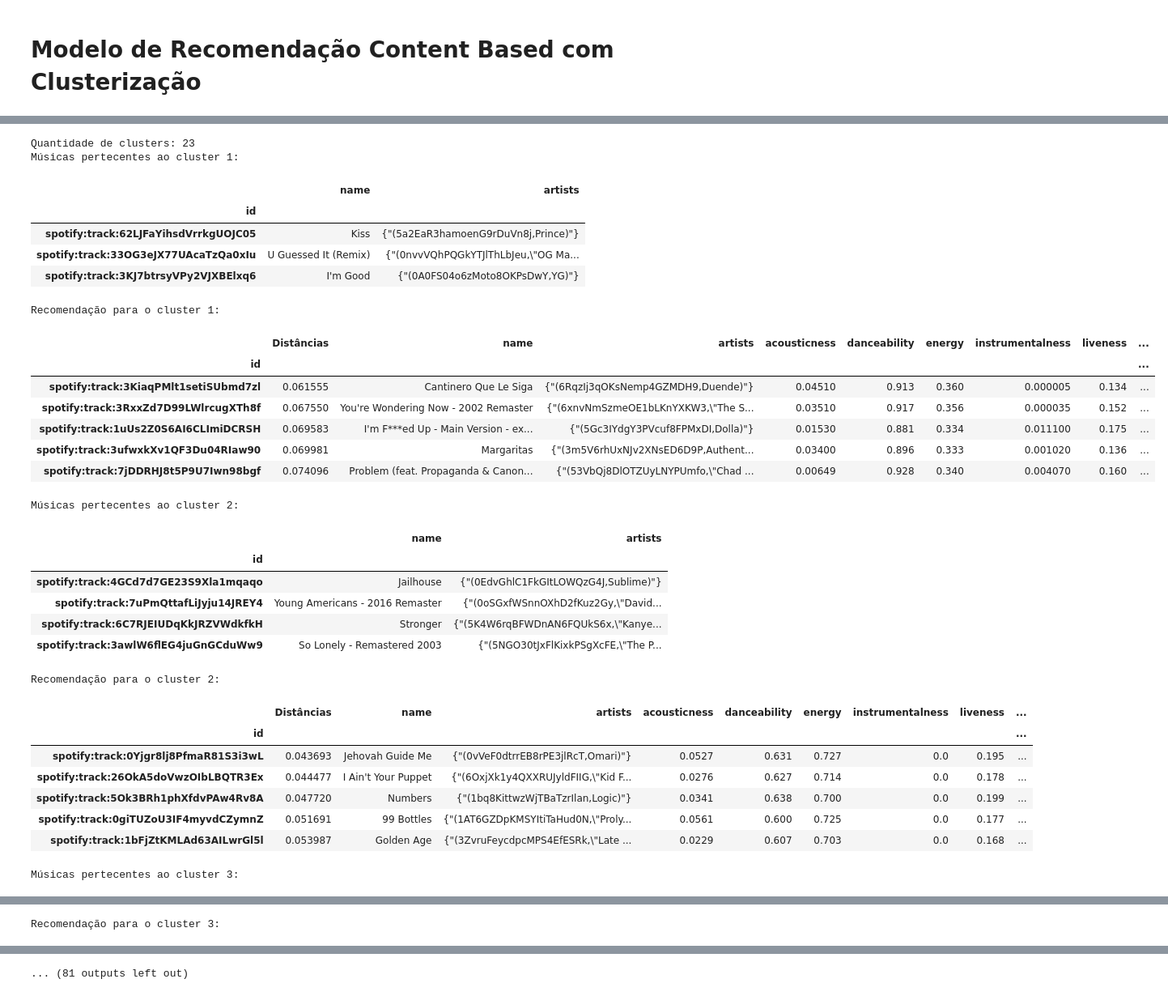
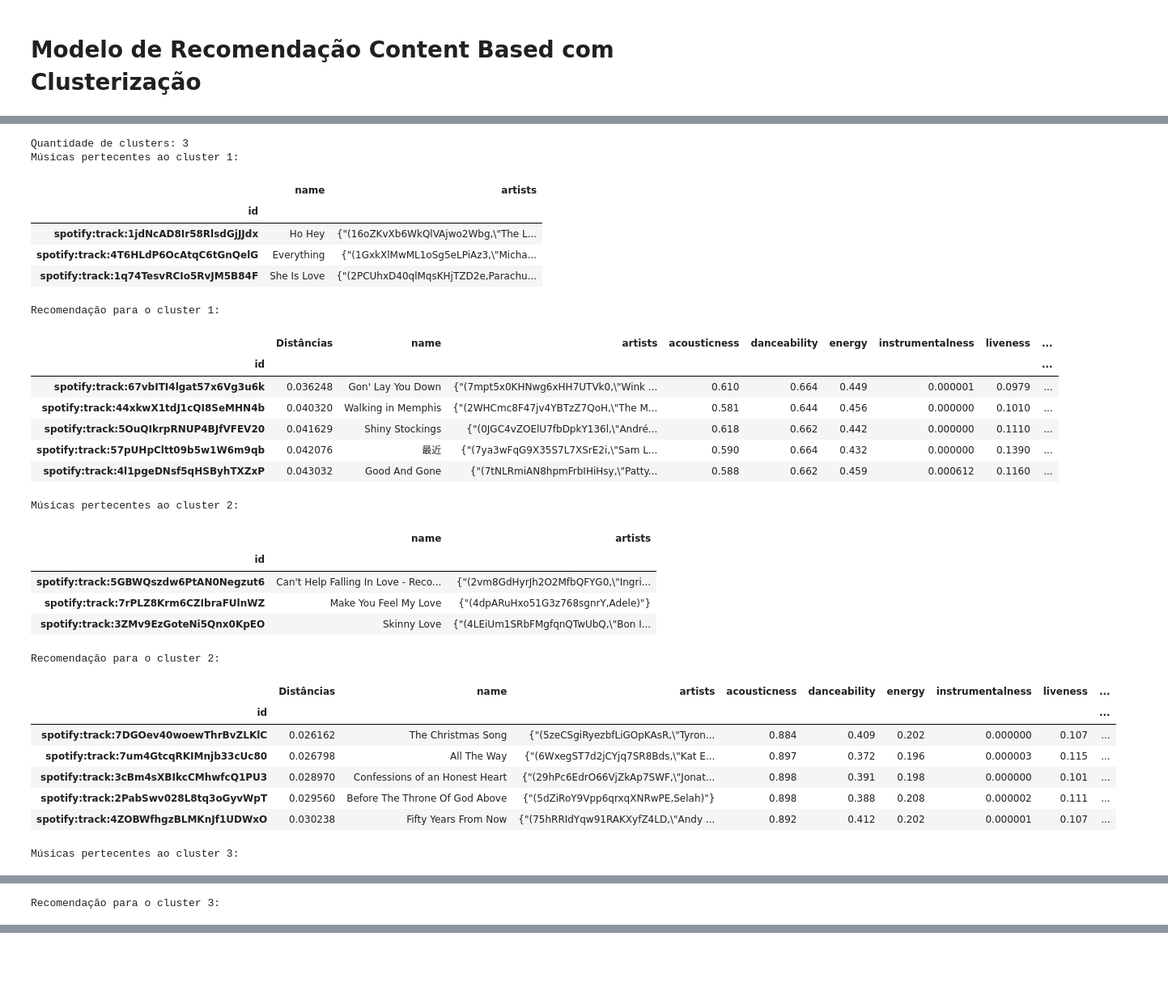
Before and after one commit to PauloFRC/SpotifyRecommender, a Jupyter notebook: models/Content Based Recommender System.ipynb, the cells around one changed output, grey strips where cells are left out. Shown at 81% size. Drawn from its saved outputs; the diff is of its cells as text; code cells hidden in the pictures; blank space fills up the shorter version.

```diff
--- a/models/Content Based Recommender System.ipynb
+++ b/models/Content Based Recommender System.ipynb
@@ -233,0 +277,3 @@ sim7.recommend([tracks.loc[eletronic_music]])
+# %%
+pl1 = dataset.read_playlist_formatted(1001)['track_uri']
+pl2 = dataset.read_playlist_formatted(20_000)['track_uri']
@@ -285,4 +348,0 @@ p1 = ['spotify:track:3NdDpSvN911VPGivFlV5d0',
-# %%
-rec_mean = Similarity()
-rec_mean.fit(tracks, music_ids)
-rec_mean.recommend(tracks.loc[p1])
@@ -350,6 +404,6 @@ class SimilarityMeans:
 rec = SimilarityMeans(distance='euclidean')
 rec.fit(tracks, music_ids)
 # %%
-tracks_to_recommend = tracks.loc[p1]
+tracks_to_recommend = tracks.loc[pl1]
 recommended, labels, centroids = rec.recommend_clusters(tracks_to_recommend)
 # %% [output]
@@ -421,46 +475,42 @@ Name: track_uri, Length: 152, dtype: object
-# %%
-rec_large = SimilarityMeans(distance='euclidean')
-rec_large.fit(tracks, music_ids)
 # %%
-tracks_to_recommend = tracks.loc[large_playlist]
-recommended, labels, centroids = rec_large.recommend_clusters(tracks_to_recommend)
+tracks_to_recommend = tracks.loc[pl2]
+recommended, labels, centroids = rec.recommend_clusters(tracks_to_recommend)
 print('Quantidade de clusters:', len(centroids))
 for i,r in enumerate(recommended):
     print(f'Músicas pertecentes ao cluster {i+1}:')
     display(music_ids.loc[tracks_to_recommend[np.array(labels==i)].index])
     print(f'Recomendação para o cluster {i+1}:')
     display(r)
 # %% [output]
-Quantidade de clusters: 23
+Quantidade de clusters: 3
 Músicas pertecentes ao cluster 1:
 |  | name | artists |
 | id |  |  |
-| spotify:track:62LJFaYihsdVrrkgUOJC05 | Kiss | {"(5a2EaR3hamoenG9rDuVn8j,Prince)"} |
-| spotify:track:33OG3eJX77UAcaTzQa0xIu | U Guessed It (Remix) | {"(0nvvVQhPQGkYTJlThLbJeu,\"OG Ma... |
-| spotify:track:3KJ7btrsyVPy2VJXBElxq6 | I'm Good | {"(0A0FS04o6zMoto8OKPsDwY,YG)"} |
+| spotify:track:1jdNcAD8Ir58RlsdGjJJdx | Ho Hey | {"(16oZKvXb6WkQlVAjwo2Wbg,\"The L... |
+| spotify:track:4T6HLdP6OcAtqC6tGnQelG | Everything | {"(1GxkXlMwML1oSg5eLPiAz3,\"Micha... |
+| spotify:track:1q74TesvRCIo5RvJM5B84F | She Is Love | {"(2PCUhxD40qlMqsKHjTZD2e,Parachu... |
 Recomendação para o cluster 1:
 |  | Distâncias | name | artists | acousticness | danceability | energy | instrumentalness | liveness | ... |
 | id |  |  |  |  |  |  |  |  | ... |
-| spotify:track:3KiaqPMlt1setiSUbmd7zl | 0.061555 | Cantinero Que Le Siga | {"(6RqzIj3qOKsNemp4GZMDH9,Duende)"} | 0.04510 | 0.913 | 0.360 | 0.000005 | 0.134 | ... |
-| spotify:track:3RxxZd7D99LWlrcugXTh8f | 0.067550 | You're Wondering Now - 2002 Remaster | {"(6xnvNmSzmeOE1bLKnYXKW3,\"The S... | 0.03510 | 0.917 | 0.356 | 0.000035 | 0.152 | ... |
-| spotify:track:1uUs2Z0S6AI6CLImiDCRSH | 0.069583 | I'm F***ed Up - Main Version - ex... | {"(5Gc3IYdgY3PVcuf8FPMxDI,Dolla)"} | 0.01530 | 0.881 | 0.334 | 0.011100 | 0.175 | ... |
-| spotify:track:3ufwxkXv1QF3Du04RIaw90 | 0.069981 | Margaritas | {"(3m5V6rhUxNJv2XNsED6D9P,Authent... | 0.03400 | 0.896 | 0.333 | 0.001020 | 0.136 | ... |
-| spotify:track:7jDDRHJ8t5P9U7Iwn98bgf | 0.074096 | Problem (feat. Propaganda & Canon... | {"(53VbQj8DlOTZUyLNYPUmfo,\"Chad ... | 0.00649 | 0.928 | 0.340 | 0.004070 | 0.160 | ... |
+| spotify:track:67vbITI4lgat57x6Vg3u6k | 0.036248 | Gon' Lay You Down | {"(7mpt5x0KHNwg6xHH7UTVk0,\"Wink ... | 0.610 | 0.664 | 0.449 | 0.000001 | 0.0979 | ... |
+| spotify:track:44xkwX1tdJ1cQI8SeMHN4b | 0.040320 | Walking in Memphis | {"(2WHCmc8F47jv4YBTzZ7QoH,\"The M... | 0.581 | 0.644 | 0.456 | 0.000000 | 0.1010 | ... |
+| spotify:track:5OuQIkrpRNUP4BJfVFEV20 | 0.041629 | Shiny Stockings | {"(0JGC4vZOElU7fbDpkY136l,\"André... | 0.618 | 0.662 | 0.442 | 0.000000 | 0.1110 | ... |
+| spotify:track:57pUHpCltt09b5w1W6m9qb | 0.042076 | 最近 | {"(7ya3wFqG9X35S7L7XSrE2i,\"Sam L... | 0.590 | 0.664 | 0.432 | 0.000000 | 0.1390 | ... |
+| spotify:track:4l1pgeDNsf5qHSByhTXZxP | 0.043032 | Good And Gone | {"(7tNLRmiAN8hpmFrbIHiHsy,\"Patty... | 0.588 | 0.662 | 0.459 | 0.000612 | 0.1160 | ... |
 Músicas pertecentes ao cluster 2:
 |  | name | artists |
 | id |  |  |
-| spotify:track:4GCd7d7GE23S9Xla1mqaqo | Jailhouse | {"(0EdvGhlC1FkGItLOWQzG4J,Sublime)"} |
-| spotify:track:7uPmQttafLiJyju14JREY4 | Young Americans - 2016 Remaster | {"(0oSGxfWSnnOXhD2fKuz2Gy,\"David... |
-| spotify:track:6C7RJEIUDqKkJRZVWdkfkH | Stronger | {"(5K4W6rqBFWDnAN6FQUkS6x,\"Kanye... |
-| spotify:track:3awlW6flEG4juGnGCduWw9 | So Lonely - Remastered 2003 | {"(5NGO30tJxFlKixkPSgXcFE,\"The P... |
+| spotify:track:5GBWQszdw6PtAN0Negzut6 | Can't Help Falling In Love - Reco... | {"(2vm8GdHyrJh2O2MfbQFYG0,\"Ingri... |
+| spotify:track:7rPLZ8Krm6CZIbraFUlnWZ | Make You Feel My Love | {"(4dpARuHxo51G3z768sgnrY,Adele)"} |
+| spotify:track:3ZMv9EzGoteNi5Qnx0KpEO | Skinny Love | {"(4LEiUm1SRbFMgfqnQTwUbQ,\"Bon I... |
 Recomendação para o cluster 2:
 |  | Distâncias | name | artists | acousticness | danceability | energy | instrumentalness | liveness | ... |
 | id |  |  |  |  |  |  |  |  | ... |
-| spotify:track:0Yjgr8lj8PfmaR81S3i3wL | 0.043693 | Jehovah Guide Me | {"(0vVeF0dtrrEB8rPE3jlRcT,Omari)"} | 0.0527 | 0.631 | 0.727 | 0.0 | 0.195 | ... |
-| spotify:track:26OkA5doVwzOIbLBQTR3Ex | 0.044477 | I Ain't Your Puppet | {"(6OxjXk1y4QXXRUJyldFIIG,\"Kid F... | 0.0276 | 0.627 | 0.714 | 0.0 | 0.178 | ... |
-| spotify:track:5Ok3BRh1phXfdvPAw4Rv8A | 0.047720 | Numbers | {"(1bq8KittwzWjTBaTzrIlan,Logic)"} | 0.0341 | 0.638 | 0.700 | 0.0 | 0.199 | ... |
-| spotify:track:0giTUZoU3IF4myvdCZymnZ | 0.051691 | 99 Bottles | {"(1AT6GZDpKMSYItiTaHud0N,\"Proly... | 0.0561 | 0.600 | 0.725 | 0.0 | 0.177 | ... |
-| spotify:track:1bFjZtKMLAd63AILwrGl5l | 0.053987 | Golden Age | {"(3ZvruFeycdpcMPS4EfESRk,\"Late ... | 0.0229 | 0.607 | 0.703 | 0.0 | 0.168 | ... |
+| spotify:track:7DGOev40woewThrBvZLKlC | 0.026162 | The Christmas Song | {"(5zeCSgiRyezbfLiGOpKAsR,\"Tyron... | 0.884 | 0.409 | 0.202 | 0.000000 | 0.107 | ... |
+| spotify:track:7um4GtcqRKIMnjb33cUc80 | 0.026798 | All The Way | {"(6WxegST7d2jCYjq7SR8Bds,\"Kat E... | 0.897 | 0.372 | 0.196 | 0.000003 | 0.115 | ... |
+| spotify:track:3cBm4sXBIkcCMhwfcQ1PU3 | 0.028970 | Confessions of an Honest Heart | {"(29hPc6EdrO66VjZkAp7SWF,\"Jonat... | 0.898 | 0.391 | 0.198 | 0.000000 | 0.101 | ... |
+| spotify:track:2PabSwv028L8tq3oGyvWpT | 0.029560 | Before The Throne Of God Above | {"(5dZiRoY9Vpp6qrxqXNRwPE,Selah)"} | 0.898 | 0.388 | 0.208 | 0.000002 | 0.111 | ... |
+| spotify:track:4ZOBWfhgzBLMKnJf1UDWxO | 0.030238 | Fifty Years From Now | {"(75hRRIdYqw91RAKXyfZ4LD,\"Andy ... | 0.892 | 0.412 | 0.202 | 0.000001 | 0.107 | ... |
 Músicas pertecentes ao cluster 3:
 |  | name | artists |
 | id |  |  |
@@ -480 +525,0 @@ Recomendação para o cluster 3:
-... (81 outputs left out)
```
Also changed, not shown: parts of 36 cells of this notebook.
